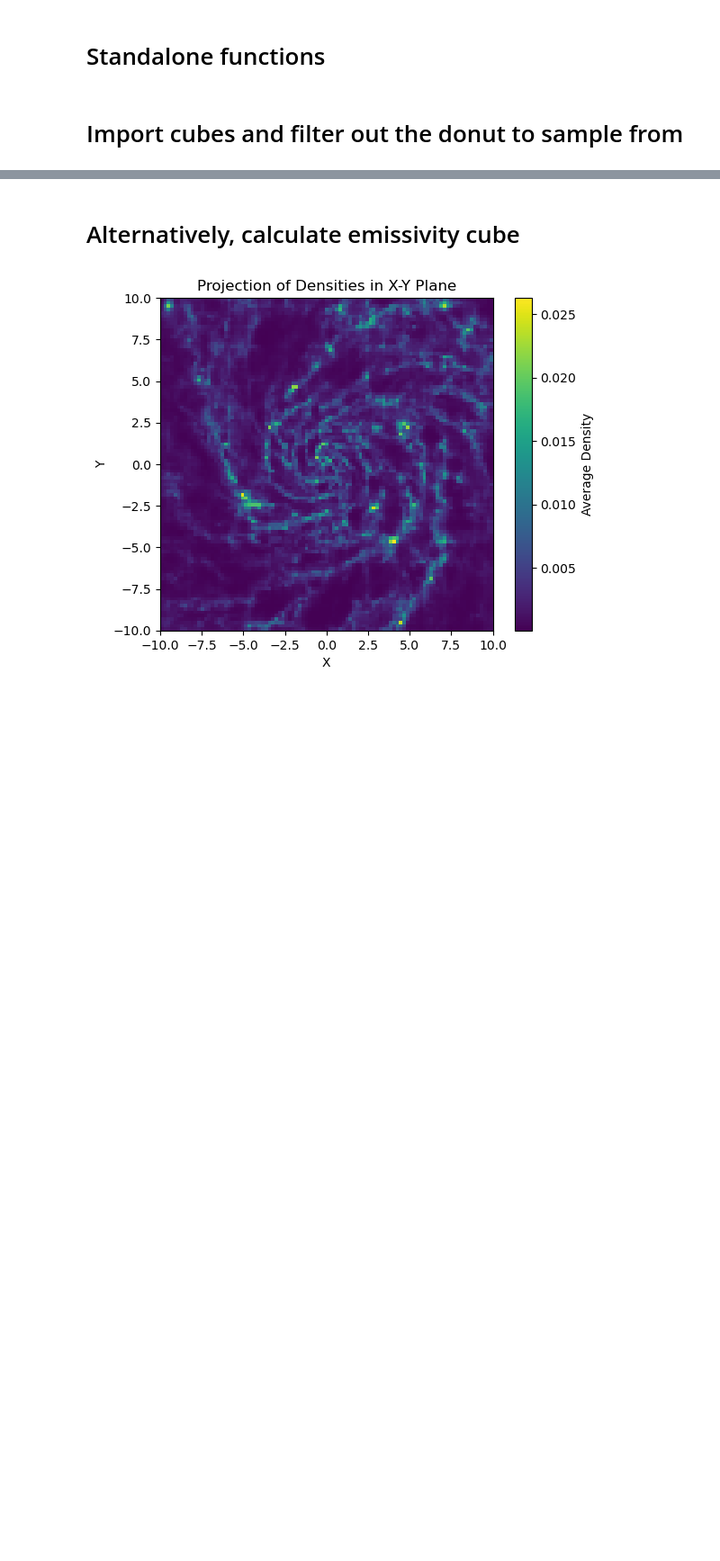
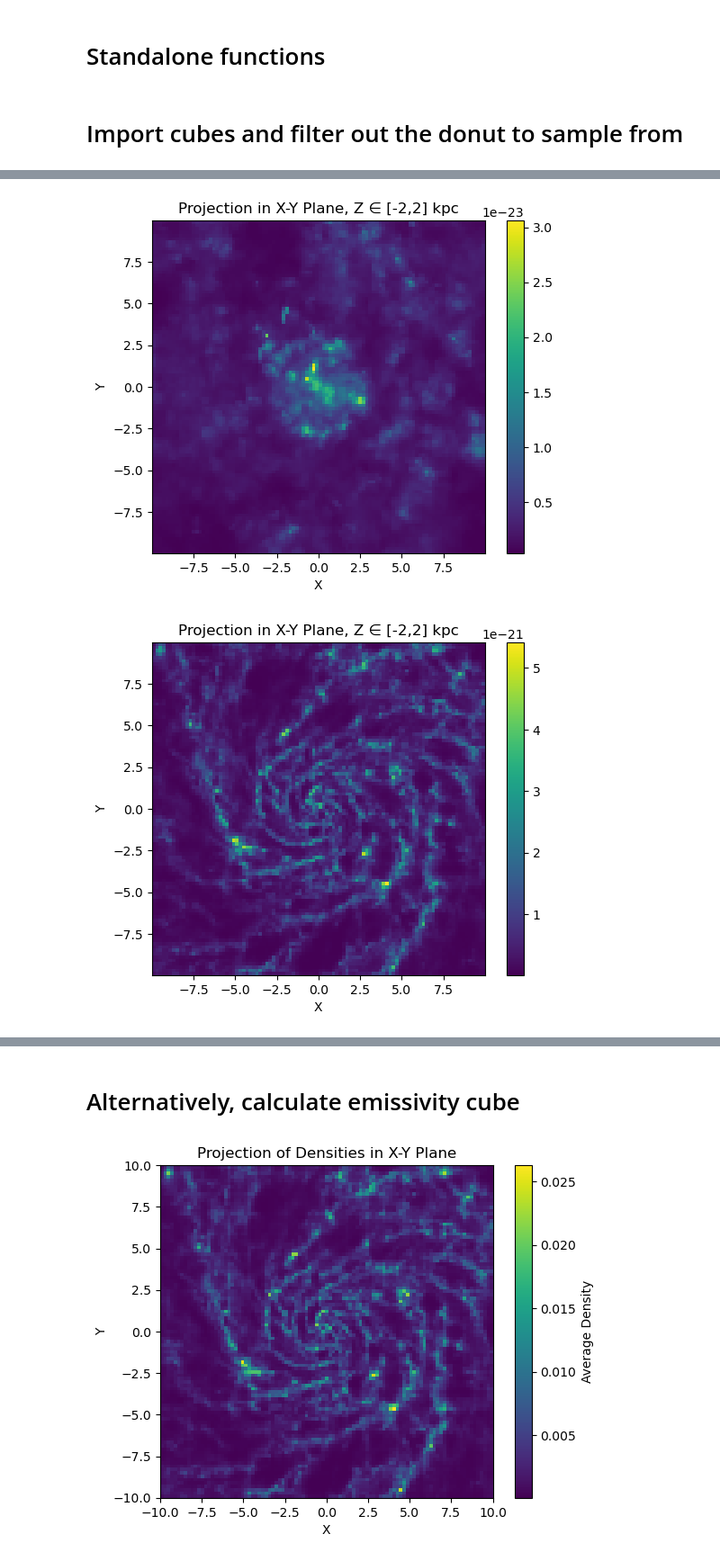
Before and after one commit to msekatchev/nugget-emissions, a Jupyter notebook: processing/generate-skymap-from-cubes-v2-random-sampling.ipynb, the cells around one changed output, grey strips where cells are left out. Shown at 90% size. Saved outputs shown, nothing was run; the diff lists cells and outputs as text; code cells hidden in the pictures; blank space fills up the shorter version.

```diff
--- a/processing/generate-skymap-from-cubes-v2-random-sampling.ipynb
+++ b/processing/generate-skymap-from-cubes-v2-random-sampling.ipynb
@@ -268,3 +268,10 @@ using R_aqn = 5.8927977228805194e-05 cm
 # grid_ids = np.load("../data/FIRE/grid-ids---dark_mat-uv.npy")
 
 grid_coords, cubes = import_cubes()
+# %%
+# np.load("../data/FIRE/cubes/cube-ioni_gas_density.npy") * u.kg/u.m**3
+visualize_sum_along_axis_2(np.load("/arc/projects/unions/lensing/msekatchev/cube-ioni_gas_density.npy")*u.K, grid_coords)
+visualize_sum_along_axis_2(np.load("/arc/projects/unions/lensing/msekatchev/cube-neut_gas_density.npy")*u.K, grid_coords)
+# %% [output]
+[figure, added]
+[figure, added]
```
Also changed, not shown: parts of 37 cells of this notebook, 13 other files.
